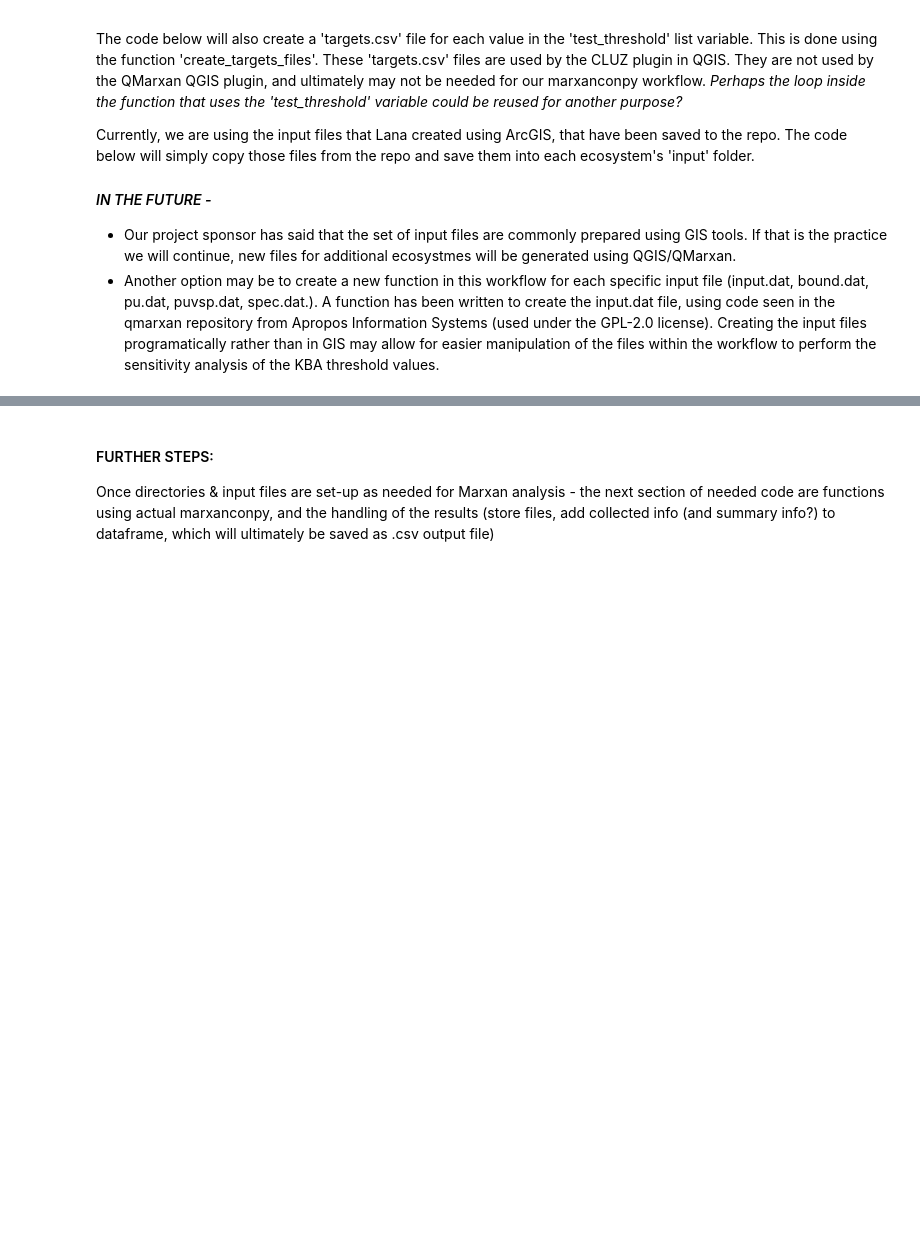
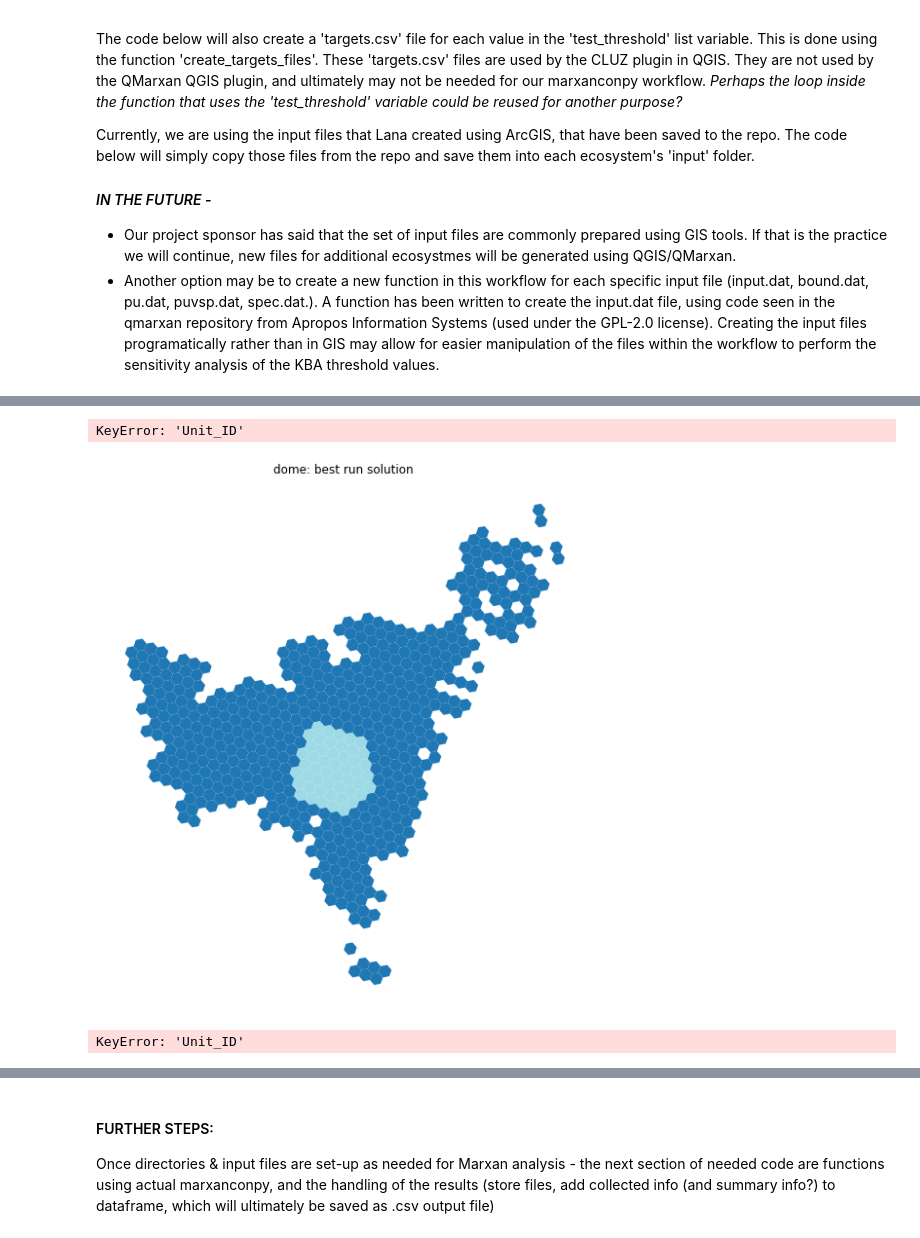
Before and after one commit to csandberg303/kba-threshold-sensitivity-analysis, a Jupyter notebook: 2-continue_after_saving_shapefiles_to_dir.ipynb, the cells around one changed output, grey strips where cells are left out. Drawn from its saved outputs; the diff is of its cells as text; code cells hidden in the pictures; blank space fills up the shorter version.

```diff
--- a/2-continue_after_saving_shapefiles_to_dir.ipynb
+++ b/2-continue_after_saving_shapefiles_to_dir.ipynb
@@ -225,6 +230,31 @@ eco_list.sort()
 eco_list
 # %% [output]
 ['dome', 'dune', 'mesic']
+# %%
+# Define path to Marxan.exe executable file has been manually copied over to
+# 'kba_thresh_sa' directory (maybe it can be copied to there from repo?
+
+marxan_path = os.path.join(data_path, "Marxan_x64.exe")
+# %%
+# Define variables to be used in Marxan analysis
+
+# ESPG value to set as CRS for raster and shapefile
+espg = '5070'
+
+# 'proportion', as used in input.dat and spec.dat
+# (must be between 0 and 1, Lana tutorial suggested 0.3)
+prop=0.3
+
+# Scenario ID - used as a prefix in the output files Marxan creates
+# (this should be some abbrev concatenation of KBA threshold test and eco, to
+#be created later on within the loop?)
+scen_id = "eco_xyz"
+
+# Species Penalty Factor - more detail needed... we're using default val of 1
+spf = 1
+
+# set minclump value - seen in spec.dat default val = False
+minclump = False
 # %% [markdown]
 #### Loop through the eco_list, create directories and input files needed by Marxan.
 
@@ -347,0 +397,50 @@ mesic: pu.dat file successfully created
+# %%
+for eco in eco_list:
+    eco_data_path = os.path.normpath(os.path.join(data_path, newdir, eco))
+    os.chdir(eco_data_path)
+    os.chdir('output')
+    ks.create_solution_plot(eco, eco_data_path, espg, scen_id)
+    os.chdir(newdir)
+# %% [output]
+KeyError: 'Unit_ID'
+[figure, added]
+# %%
+# create function to create image of best run (like dome example in qgis)
+
+# # Open raster data
+# raster_path = os.path.join(eco_data_path,
+#                            "source_data",
+#                            eco + "_espg_" + espg + ".tif")
+# raster_layer = rxr.open_rasterio(raster_path, masked=True).squeeze()
+# raster_extent = plotting_extent(raster_layer, raster_layer.rio.transform())
+
+# open shapefile created in the 'set_source_files_crs' function
+
+shp_path = os.path.join(eco_data_path,
+                        "source_data",
+                        eco + "_espg_" + espg + ".shp")
+shp_layer = gpd.read_file(shp_path)
+
+# open 'best_run' file created by Marxan saved to 'output' directory
+best_run_path = os.path.join(eco_data_path, 'output', scen_id + '_best.csv')
+best_run = pd.read_csv(best_run_path)
+
+# merge best_run df to shp layer
+best_run = best_run.rename(columns={'PUID': 'Unit_ID'})
+shp_layer = shp_layer.merge(best_run, on='Unit_ID')
+
+
+# create visualization showing hexcell selection from best run solution
+fig, ax = plt.subplots(figsize=(10, 10))
+shp_layer.plot(column='SOLUTION', cmap='tab20', ax=ax)
+# ax.imshow(raster_layer, cmap='BuGn', extent=raster_extent)
+# ax.imshow(raster_layer)
+# ax.imshow(raster_layer, cmap='BuGn')
+# raster_layer.plot.imshow(cmap='BuGn')
+
+ax.set(title= eco + ': best run solution ')
+
+ax.set_axis_off()
+# plt.savefig('solution_plot.pdf')
+# %% [output]
+KeyError: 'Unit_ID'
```
Also changed, not shown: parts of 7 cells of this notebook, 3 other files.
